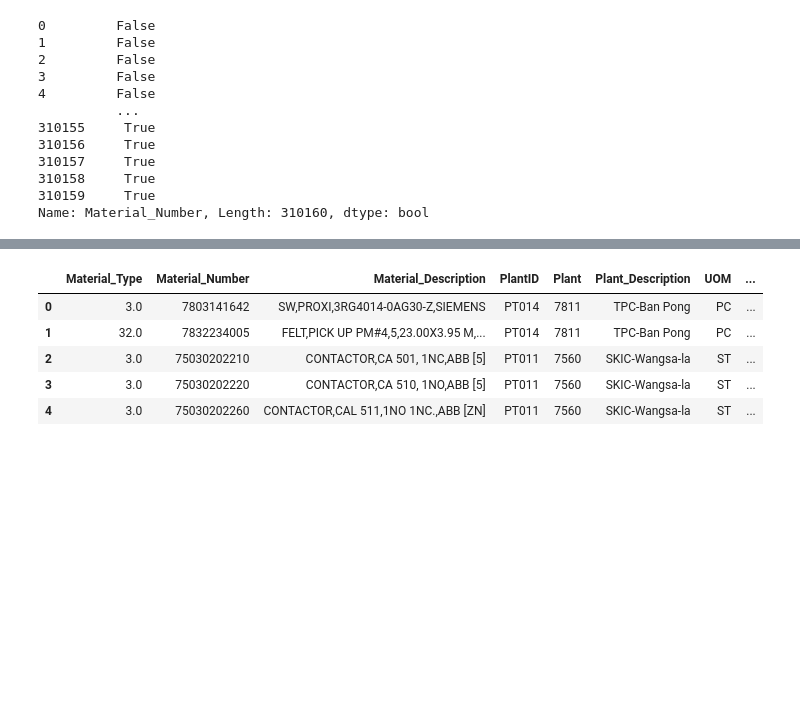
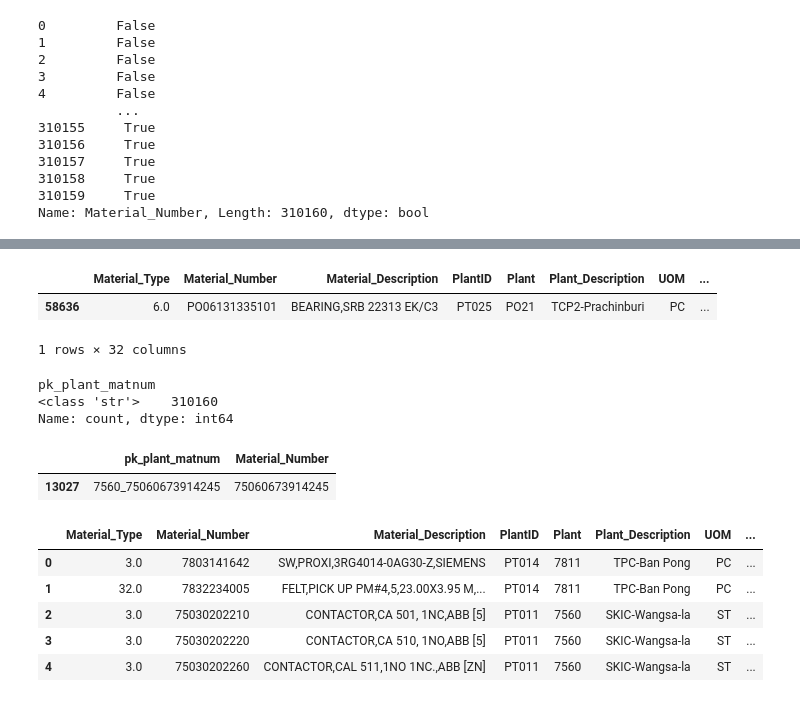
Before and after one commit to puripatuscg/Spare-part-Deduplicate, a Jupyter notebook: test.ipynb, the cells around one changed output, grey strips where cells are left out. Cells and saved outputs as stored; diff of their text form; code cells hidden in the pictures; blank space fills up the shorter version.

```diff
--- a/test.ipynb
+++ b/test.ipynb
@@ -99,0 +83,6 @@ Name: count, Length: 293883, dtype: int64
+# %%
+mm["pk_plant_matnum"] = (
+    mm["Plant"].fillna("").astype(str).str.strip() + "_" +
+    mm["Material_Number"].fillna("").astype(str).str.strip()
+)
+mm["pk_plant_matnum"].value_counts()
@@ -100,3 +103,22 @@ Name: count, Length: 293883, dtype: int64
+# %%
+mm[mm["pk_plant_matnum"] == "PO21_PO06131335101"]
+# %% [output]
+|  | Material_Type | Material_Number | Material_Description | PlantID | Plant | Plant_Description | UOM | ... |
+| 58636 | 6.0 | PO06131335101 | BEARING,SRB 22313 EK/C3 | PT025 | PO21 | TCP2-Prachinburi | PC | ... |
+1 rows × 32 columns
+# %%
+mm["pk_plant_matnum"].apply(type).value_counts()
+# %% [output]
+pk_plant_matnum
+<class 'str'>    310160
+Name: count, dtype: int64
+# %%
+mm[
+    mm["pk_plant_matnum"] == "7560_75060673914245"
+][['pk_plant_matnum','Material_Number']]
+# %% [output]
+|  | pk_plant_matnum | Material_Number |
+| 13027 | 7560_75060673914245 | 75060673914245 |
 # %%
 mm.head()
 # %% [output]
```
Also changed, not shown: parts of 41 cells of this notebook.
